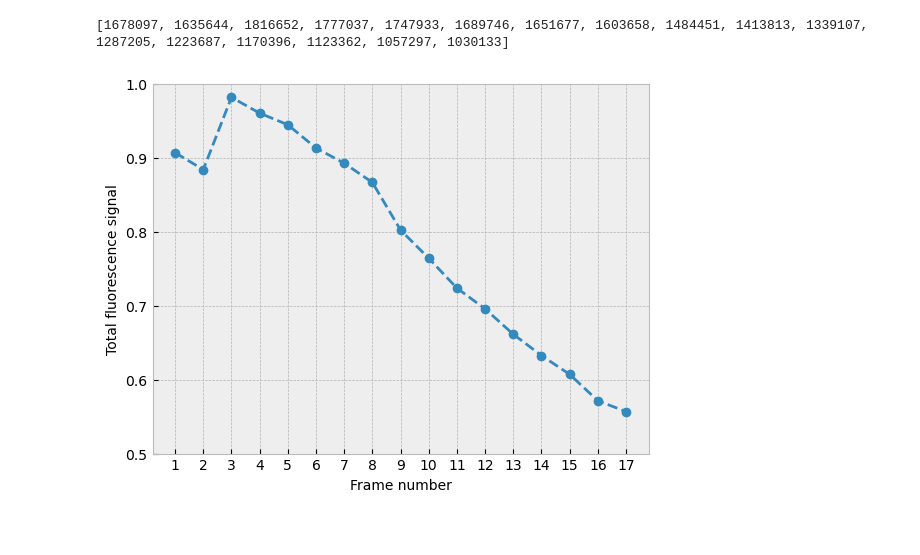
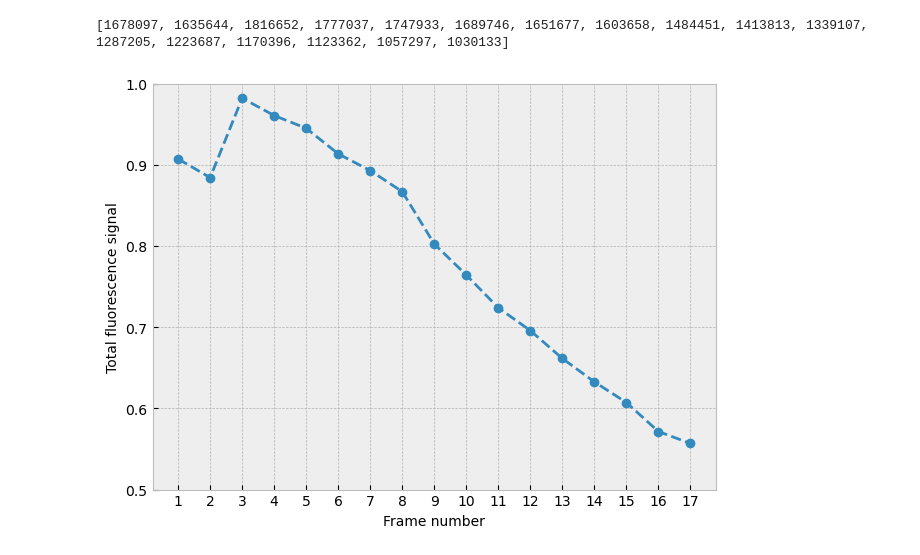
Before and after one commit to SPS-SP2273/learning-portfolio-2024-aug-immunoglobulinaustin, a Jupyter notebook: application_challenge/a_picture_worth_thousands_of_data_points/a_picture_worth_thousands_of_data_points.ipynb, the cells around one changed output. Saved outputs shown, nothing was run; the diff lists cells and outputs as text; code cells hidden in the pictures.

Commit message:
trying out

```diff
--- a/application_challenge/a_picture_worth_thousands_of_data_points/a_picture_worth_thousands_of_data_points.ipynb
+++ b/application_challenge/a_picture_worth_thousands_of_data_points/a_picture_worth_thousands_of_data_points.ipynb
@@ -60,22 +60,21 @@ for i in range(1, 18): #since the file is named 01 - 17, use range(). But, canno
 # %%
 x = range(1,18)
 y = np.array(total_fluorescence)/10**6 #normalising it, so values are within single digits, easier to see on plots
 y = y/1.85 #trial and error
 
 #plotting segment
 plt.plot(x, y, linestyle = 'dashed', marker = 'o') #marker is the data point marked as circle.
 
 #labels
 plt.xticks(x) #this makes it show every tick in X axis
 plt.xlabel('Frame number', fontsize = 10)
 plt.ylabel('Total fluorescence signal', fontsize = 10)
 plt.ylim(0.5, 1)
 
 #aesthetics
 plt.grid(alpha = 1)
 
-
-
+plt.tight_layout() #trying out
 plt.show()
 # %% [output]
-[figure, old version]
+[figure, new version]
```
